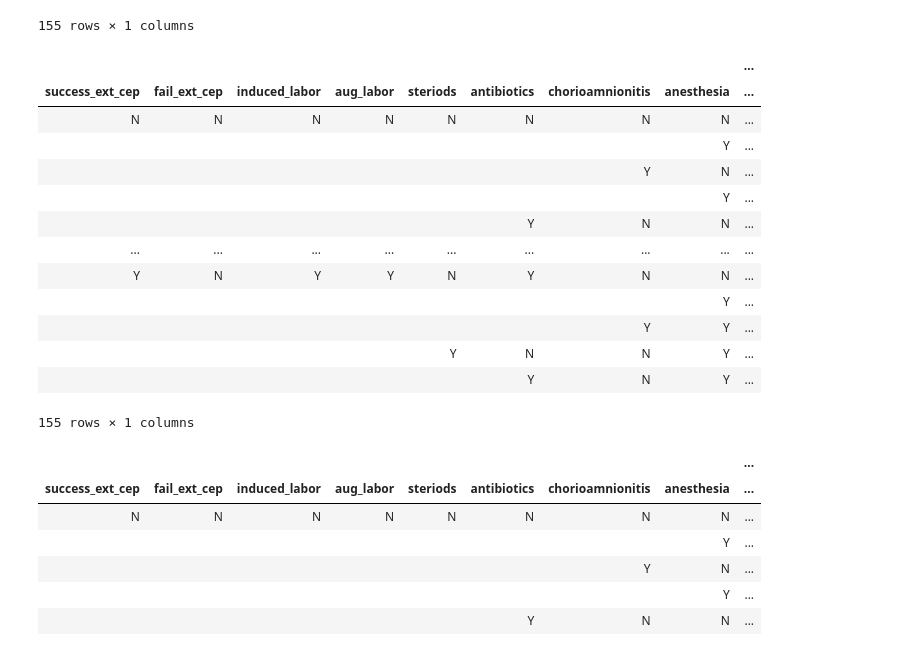
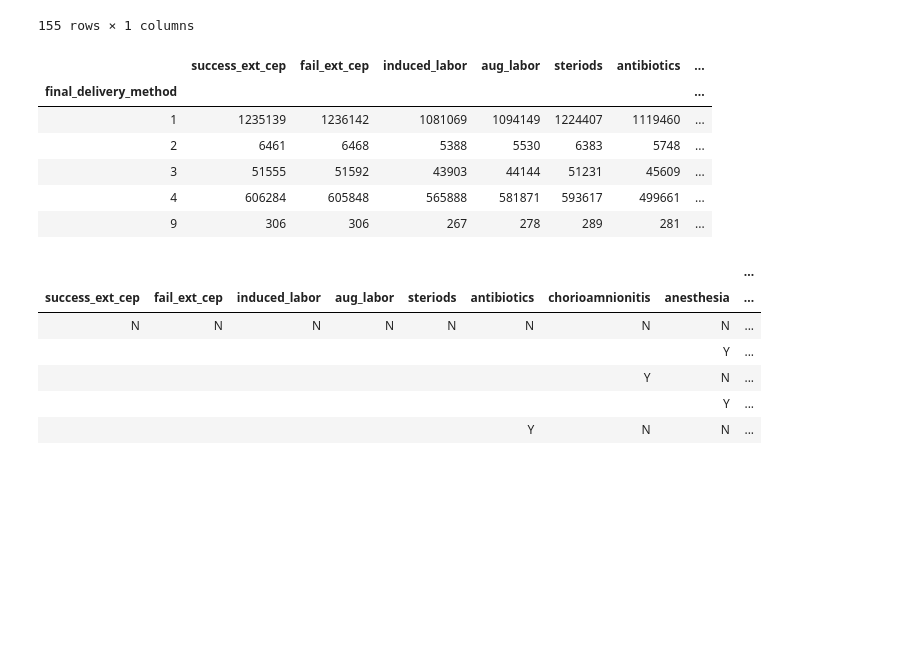
Before and after one commit to edwin-back/Capstone_CDC_Infant_Mortality, a Jupyter notebook: Jason/Capstone Code/2018 natality data to clean-checkpoint.ipynb, the cells around one changed output. Drawn from its saved outputs; the diff is of its cells as text; code cells hidden in the pictures; blank space fills up the shorter version.

```diff
--- a/Jason/Capstone Code/2018 natality data to clean.ipynb
+++ b/Jason/Capstone Code/2018 natality data to clean-checkpoint.ipynb
@@ -107,0 +330,6 @@ natality_2018.groupby(["delivery_payment_source"])[["attendant_at_birth", "fetal
+# %%
+natality_2018["gonorrhea"]= natality_2018["gonorrhea"].map(no_infection)
+# %%
+infections = ["syphilis", "chlamydia", "hepB", "hepC"]
+for infection in infections:
+    natality_2018[infection] = natality_2018[infection].map(no_infection)
@@ -129 +379,14 @@ natality_2018.groupby(["gonorrhea", "syphilis", "chlamydia", "hepB", "hepC"])[["
+# %%
+def all_medication(x):
+    if 'Y' in x:
+        return 1
+    elif 'N' in x:
+        return 2
+    else:
+        return 3
+# %%
+medication = ["success_ext_cep", "fail_ext_cep", "induced_labor", "aug_labor",
+                      "steriods", "antibiotics", "chorioamnionitis", "anesthesia"]
+for medication in medication:
+    natality_2018[medication] = natality_2018[medication].map(all_medication)
 # %%
@@ -163,23 +418,16 @@ natality_2018.groupby(["success_ext_cep", "fail_ext_cep", "induced_labor", "aug_
 |  |  |  |  |  | Y | N | Y | ... |
 155 rows × 1 columns
 # %%
-natality_2018.groupby(["success_ext_cep", "fail_ext_cep", "induced_labor", "aug_labor",
-                      "steriods", "antibiotics", "chorioamnionitis", "anesthesia"])[["final_delivery_method"]].count()
+natality_2018.groupby(["final_delivery_method"])[["success_ext_cep", "fail_ext_cep", "induced_labor", "aug_labor",
+                      "steriods", "antibiotics", "chorioamnionitis", "anesthesia"]].sum()
 # %% [output]
-|  |  |  |  |  |  |  |  | ... |
-| success_ext_cep | fail_ext_cep | induced_labor | aug_labor | steriods | antibiotics | chorioamnionitis | anesthesia | ... |
-| N | N | N | N | N | N | N | N | ... |
-|  |  |  |  |  |  |  | Y | ... |
-|  |  |  |  |  |  | Y | N | ... |
-|  |  |  |  |  |  |  | Y | ... |
-|  |  |  |  |  | Y | N | N | ... |
-| ... | ... | ... | ... | ... | ... | ... | ... | ... |
-| Y | N | Y | Y | N | Y | N | N | ... |
-|  |  |  |  |  |  |  | Y | ... |
-|  |  |  |  |  |  | Y | Y | ... |
-|  |  |  |  | Y | N | N | Y | ... |
-|  |  |  |  |  | Y | N | Y | ... |
+|  | success_ext_cep | fail_ext_cep | induced_labor | aug_labor | steriods | antibiotics | ... |
+| final_delivery_method |  |  |  |  |  |  | ... |
+| 1 | 1235139 | 1236142 | 1081069 | 1094149 | 1224407 | 1119460 | ... |
+| 2 | 6461 | 6468 | 5388 | 5530 | 6383 | 5748 | ... |
+| 3 | 51555 | 51592 | 43903 | 44144 | 51231 | 45609 | ... |
+| 4 | 606284 | 605848 | 565888 | 581871 | 593617 | 499661 | ... |
+| 9 | 306 | 306 | 267 | 278 | 289 | 281 | ... |
-155 rows × 1 columns
 # %%
 natality_2018.groupby(["success_ext_cep", "fail_ext_cep", "induced_labor", "aug_labor",
                       "steriods", "antibiotics", "chorioamnionitis", "anesthesia"])[["final_delivery_method"]].mean()
```
Also changed, not shown: parts of 32 cells of this notebook.
